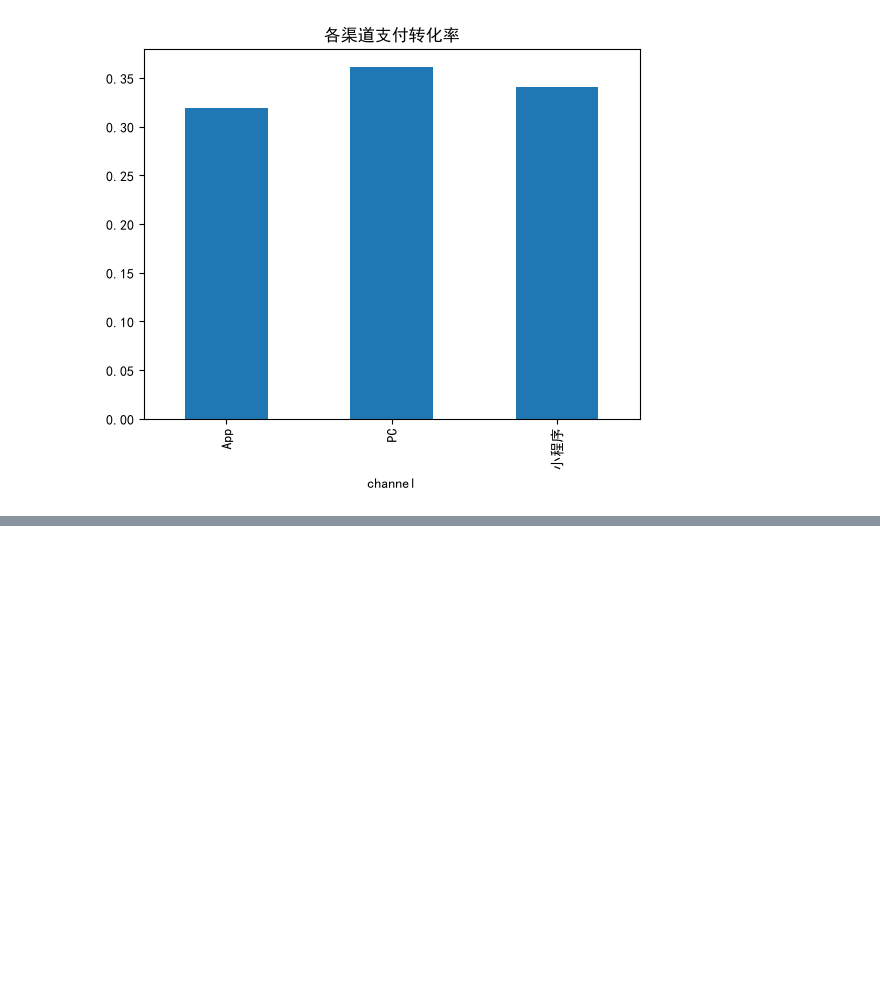
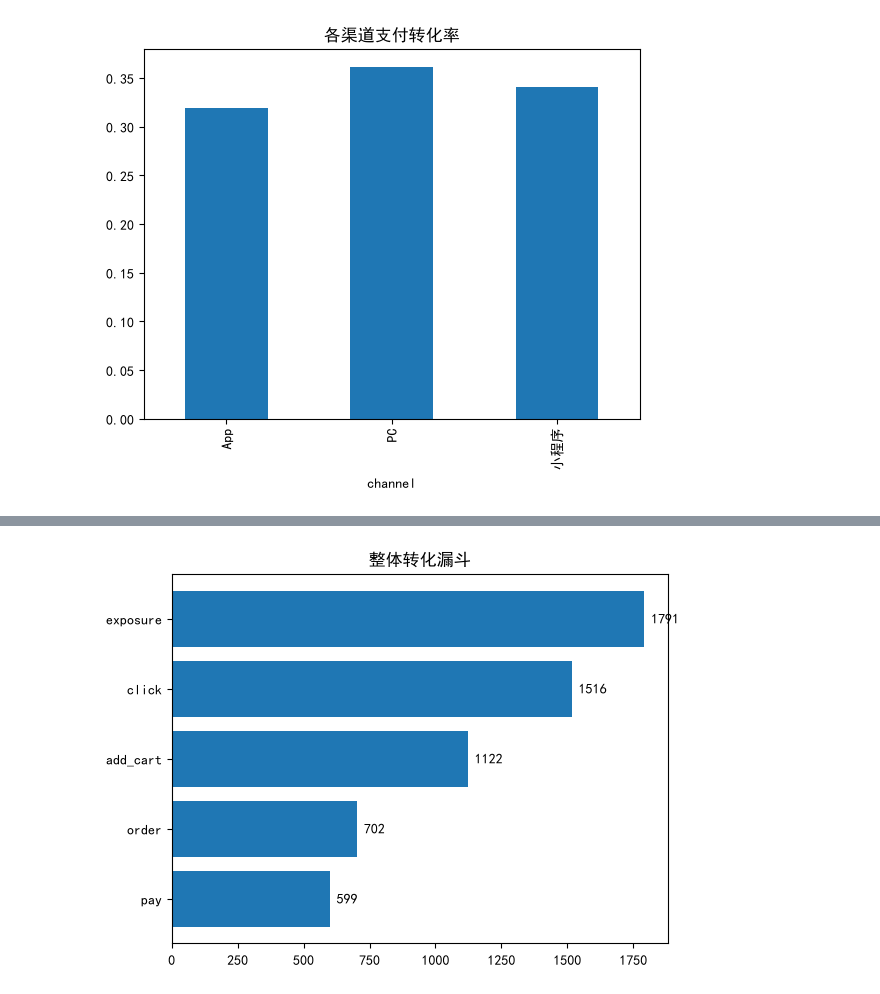
Before and after one commit to AAA-Smile/Data_Analysis_Process_Training, a Jupyter notebook: Python/analysis.ipynb, the cells around one changed output, grey strips where cells are left out. Cells and saved outputs as stored; diff of their text form; code cells hidden in the pictures; blank space fills up the shorter version.

```diff
--- a/Python/analysis.ipynb
+++ b/Python/analysis.ipynb
@@ -135,0 +194,7 @@ g["pay_rate"].plot(kind="bar", title="各渠道支付转化率")
+# %%
+steps = ["exposure", "click", "add_cart", "order", "pay"]
+funnel = df1.groupby("event_type", observed=True)["user_id"].nunique().reindex(steps).fillna(0)
+funnel_df = pd.DataFrame({"step": steps, "users": funnel.values})
+funnel_df["step_rate"] = funnel_df["users"] / funnel_df["users"].shift(1)
+funnel_df["overall_rate"] = funnel_df["users"] / funnel_df["users"].iloc[0]
+funnel_df
@@ -135,0 +208,3 @@ g["pay_rate"].plot(kind="bar", title="各渠道支付转化率")
+# %%
+funnel_df["lost_users"] = funnel_df["users"].shift(1) - funnel_df["users"]
+funnel_df.sort_values("lost_users", ascending=False).head(2)
@@ -135,0 +225,9 @@ g["pay_rate"].plot(kind="bar", title="各渠道支付转化率")
+# %%
+import matplotlib.pyplot as plt
+plt.barh(funnel_df["step"][::-1], funnel_df["users"][::-1])
+for i, v in enumerate(funnel_df["users"][::-1]):
+    plt.text(v, i, f" {v:.0f}", va="center")
+plt.title("整体转化漏斗")
+plt.show()
+# %% [output]
+[figure, added]
```
Also changed, not shown: parts of 10 cells of this notebook, 1 other file.
